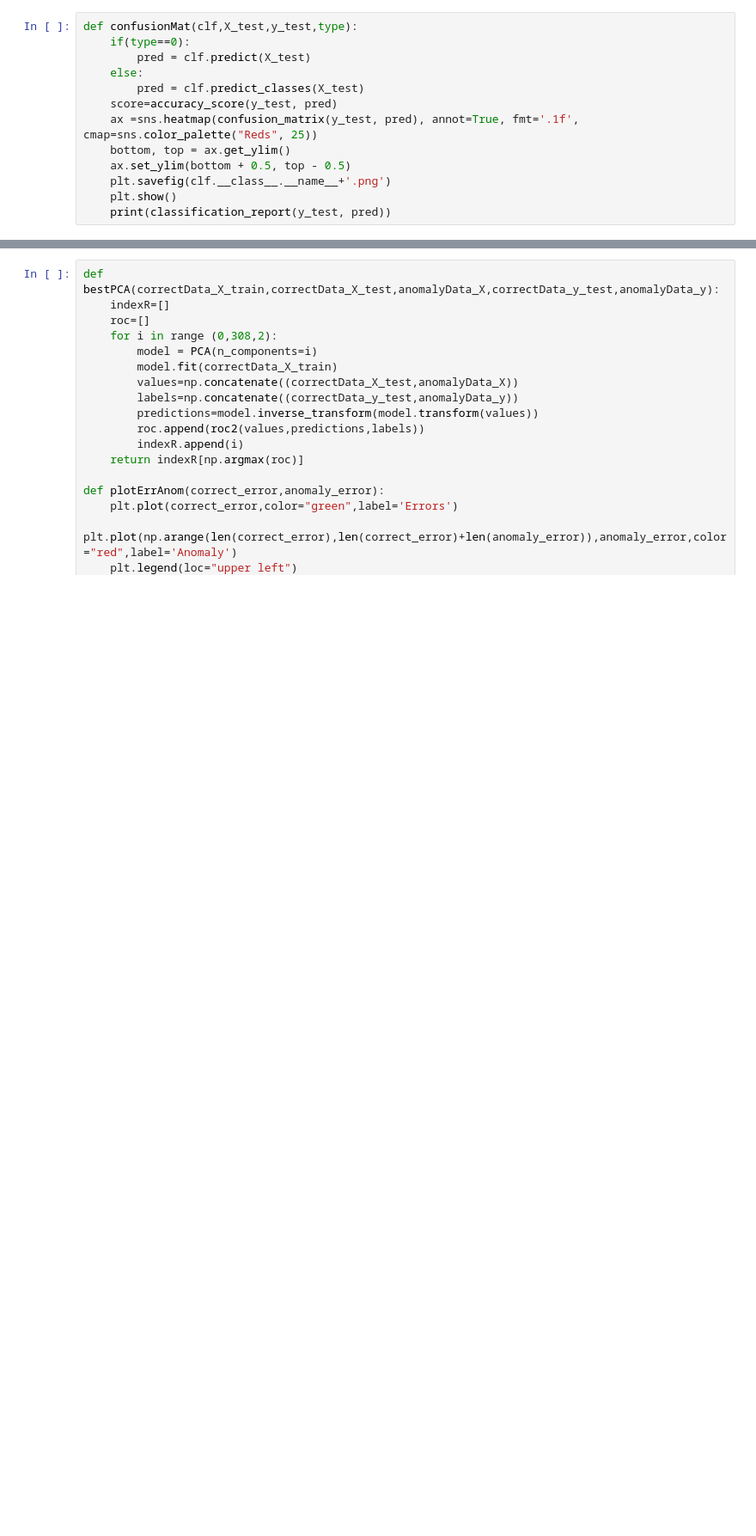
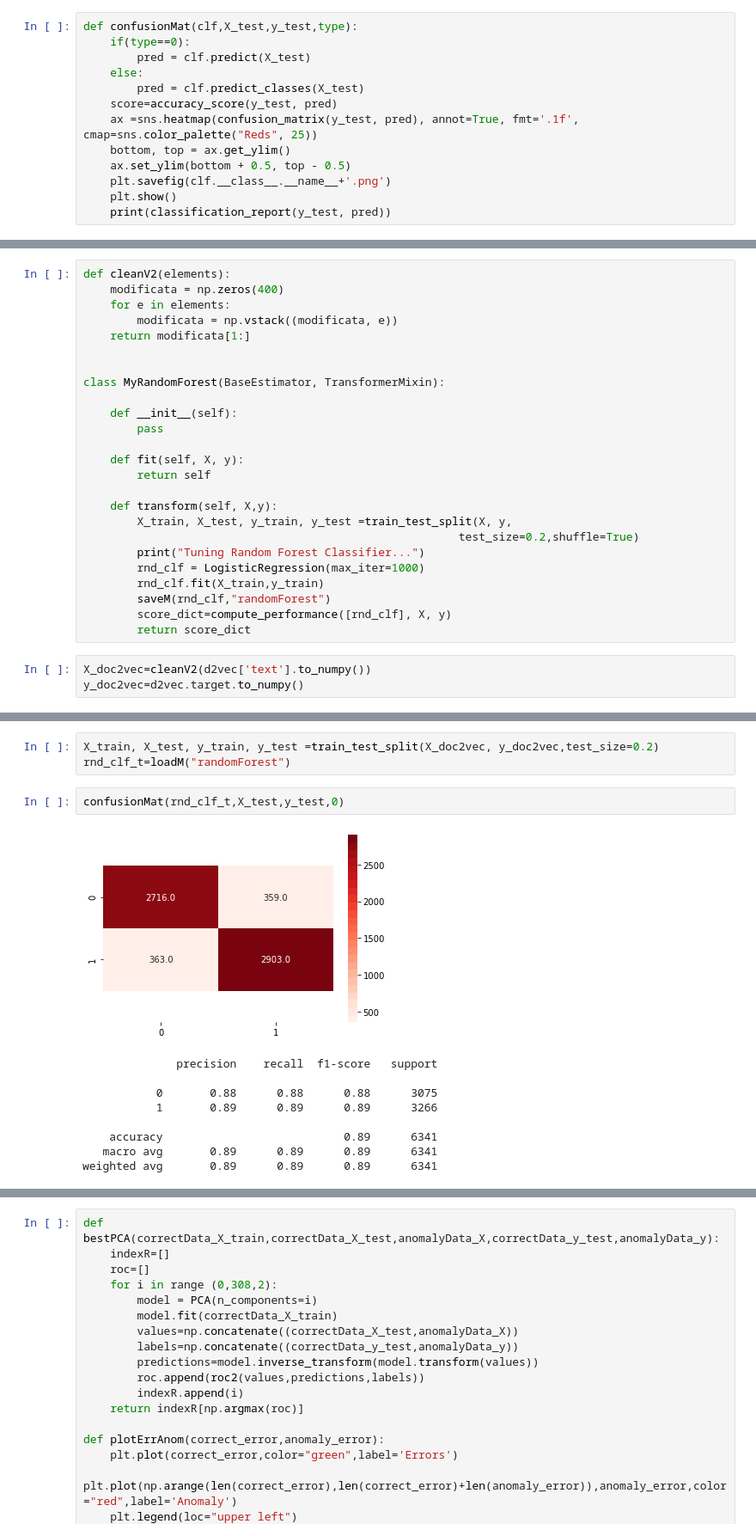
Before and after one commit to Elmaravilla7/ProjML, a Jupyter notebook: Untitled2.ipynb, the cells around one changed output, grey strips where cells are left out. Shown at 86% size. Saved outputs shown, nothing was run; the diff lists cells and outputs as text; blank space fills up the shorter version.

```diff
--- a/Untitled2.ipynb
+++ b/Untitled2.ipynb
@@ -502,0 +540,28 @@ weighted avg       0.98      0.98      0.98      6341
+# %%
+def cleanV2(elements):
+    modificata = np.zeros(400)
+    for e in elements:
+        modificata = np.vstack((modificata, e))
+    return modificata[1:]
+
+
+class MyRandomForest(BaseEstimator, TransformerMixin):
+
+    def __init__(self):
+        pass
+
+    def fit(self, X, y):
+        return self
+
+    def transform(self, X,y):
+        X_train, X_test, y_train, y_test =train_test_split(X, y,
+                                                        test_size=0.2,shuffle=True)
+        print("Tuning Random Forest Classifier...")
+        rnd_clf = LogisticRegression(max_iter=1000)
+        rnd_clf.fit(X_train,y_train)
+        saveM(rnd_clf,"randomForest")
+        score_dict=compute_performance([rnd_clf], X, y)
+        return score_dict
+# %%
+X_doc2vec=cleanV2(d2vec['text'].to_numpy())
+y_doc2vec=d2vec.target.to_numpy()
@@ -503 +577,16 @@ weighted avg       0.98      0.98      0.98      6341
+# %%
+X_train, X_test, y_train, y_test =train_test_split(X_doc2vec, y_doc2vec,test_size=0.2)
+rnd_clf_t=loadM("randomForest")
+# %%
+confusionMat(rnd_clf_t,X_test,y_test,0)
+# %% [output]
+[figure, added]
+              precision    recall  f1-score   support
+
+           0       0.88      0.88      0.88      3075
+           1       0.89      0.89      0.89      3266
+
+    accuracy                           0.89      6341
+   macro avg       0.89      0.89      0.89      6341
+weighted avg       0.89      0.89      0.89      6341
 # %%
```
Also changed, not shown: parts of 31 cells of this notebook.
